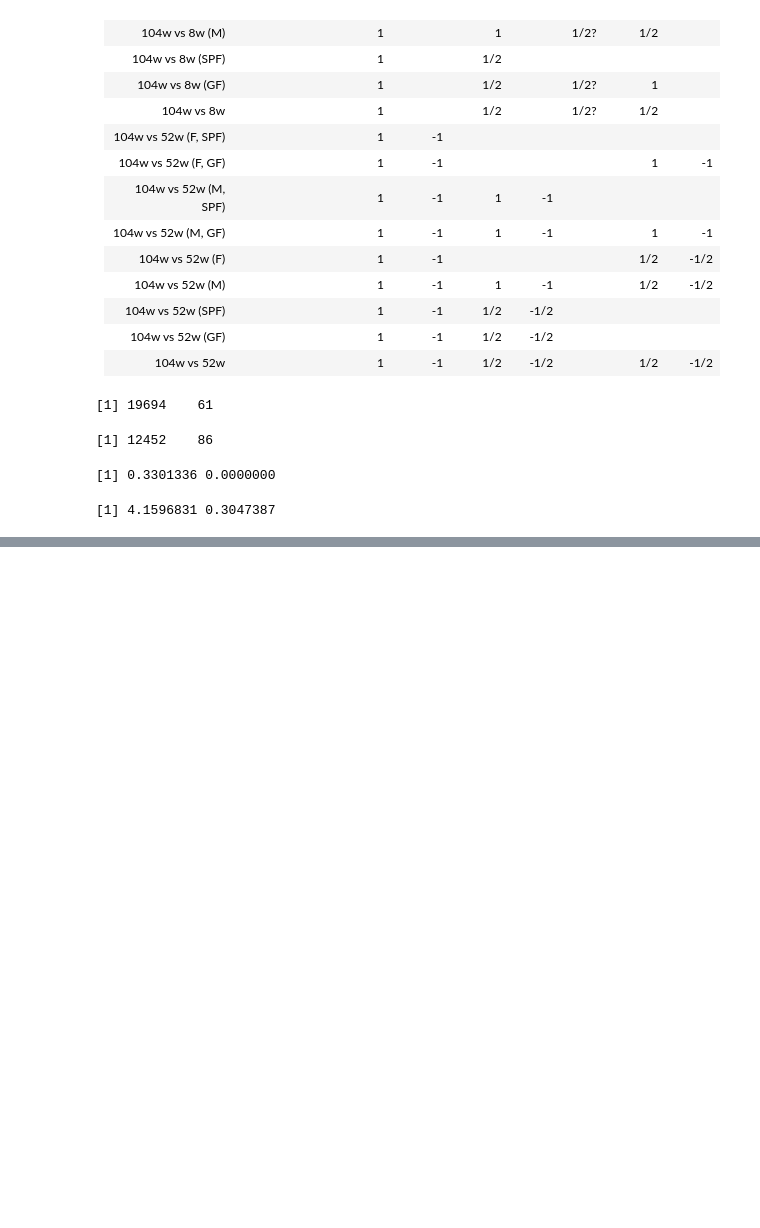
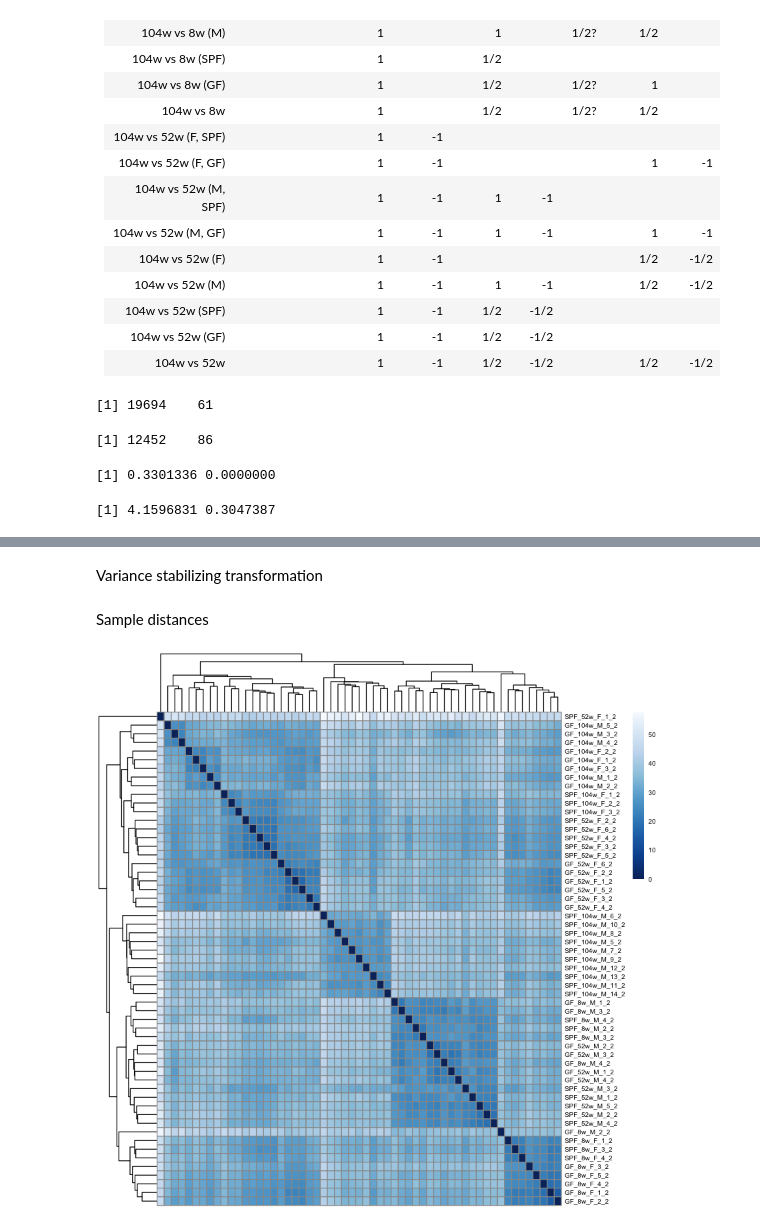
Before and after one commit to anuprulez/amma, a Jupyter notebook: src/dge_analysis.ipynb, the cells around one changed output, grey strips where cells are left out. Cells and saved outputs as stored; diff of their text form; code cells hidden in the pictures; blank space fills up the shorter version.

```diff
--- a/src/dge_analysis.ipynb
+++ b/src/dge_analysis.ipynb
@@ -1011,0 +869,9 @@ save(z_scores, file="../results/dge/z_scores.RData")
+# %%
+reduced_metadata = metadata %>%
+    rownames_to_column('sample') %>%
+    filter(!(type == "SPF" & age == "104w" & gender == "M" & project == "Project_S174")) %>%
+    column_to_rownames('sample')
+reduced_metadata
+dim(reduced_metadata)
+metadata = reduced_metadata
+save(metadata, file="../results/dge/metadata.RData")
@@ -1011,0 +897,4 @@ save(z_scores, file="../results/dge/z_scores.RData")
+# %%
+reduced_counts = counts[,rownames(reduced_metadata)]
+colnames(reduced_counts)
+dim(reduced_counts)
@@ -1011,0 +920,8 @@ save(z_scores, file="../results/dge/z_scores.RData")
+# %%
+dds = DESeqDataSetFromMatrix(
+        countData = reduced_counts,
+        colData = reduced_metadata,
+        design = ~ gender + type + age + gender:age + gender:type + type:age)
+dds$age = relevel(dds$age, ref="8w")
+dds$type = relevel(dds$type, ref="SPF")
+dds$gender = relevel(dds$gender, ref="F")
@@ -1011,0 +931,19 @@ save(z_scores, file="../results/dge/z_scores.RData")
+# %% [markdown]
+Variance stabilizing transformation
+# %%
+vsd = vst(dds, blind = FALSE)
+# %% [markdown]
+Sample distances
+# %%
+sampleDists = dist(t(assay(vsd)))
+sampleDistMatrix = as.matrix( sampleDists )
+#rownames(sampleDistMatrix) = paste( vsd$type, vsd$gender, vsd$age, sep = " - " )
+colnames(sampleDistMatrix) = NULL
+colors = colorRampPalette( rev(brewer.pal(9, "Blues")) )(255)
+pheatmap(sampleDistMatrix,
+         clustering_distance_rows = sampleDists,
+         clustering_distance_cols = sampleDists,
+         col = colors,
+         fontsize = 6)
+# %% [output]
+[figure, added]
```
Also changed, not shown: parts of 43 cells of this notebook, 34 other files.
